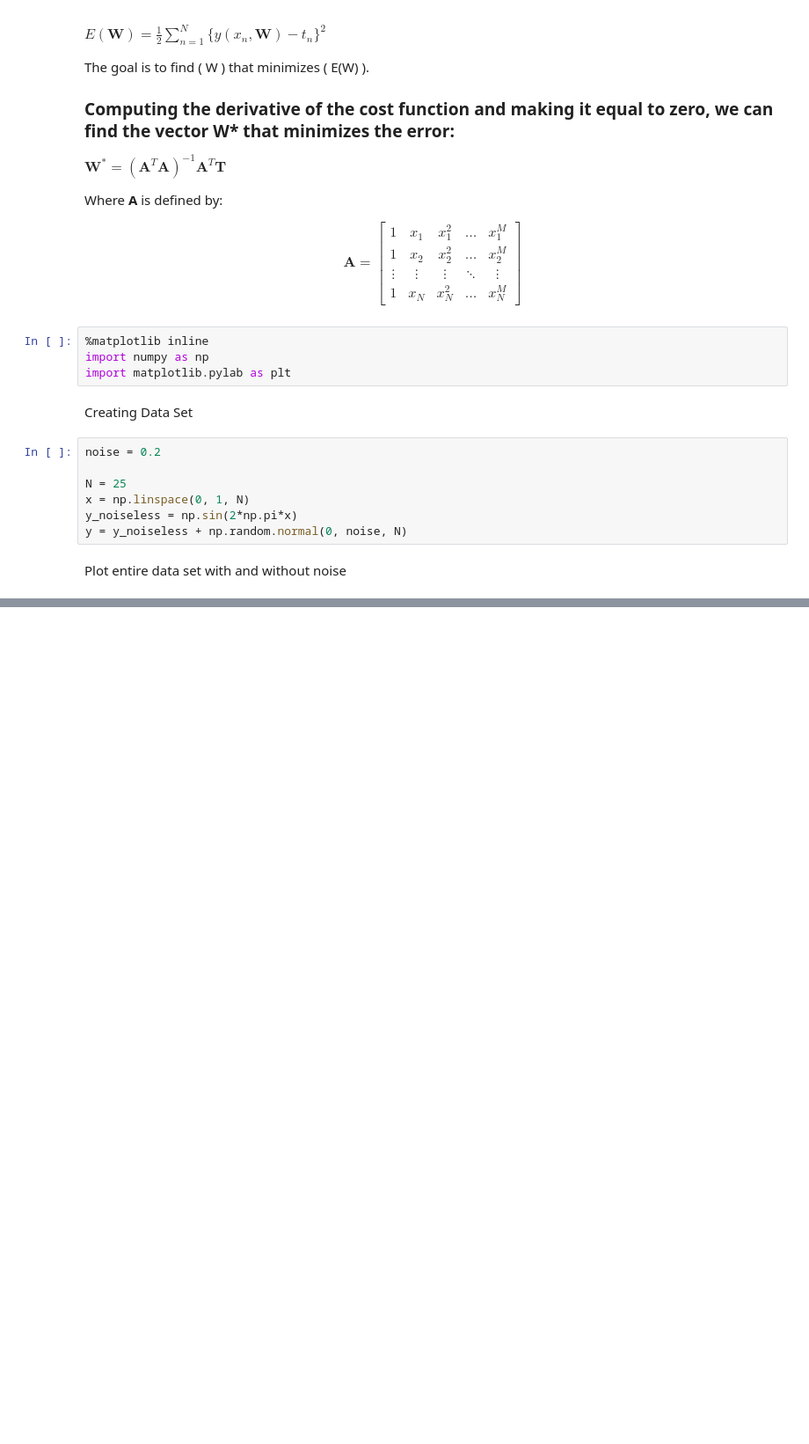
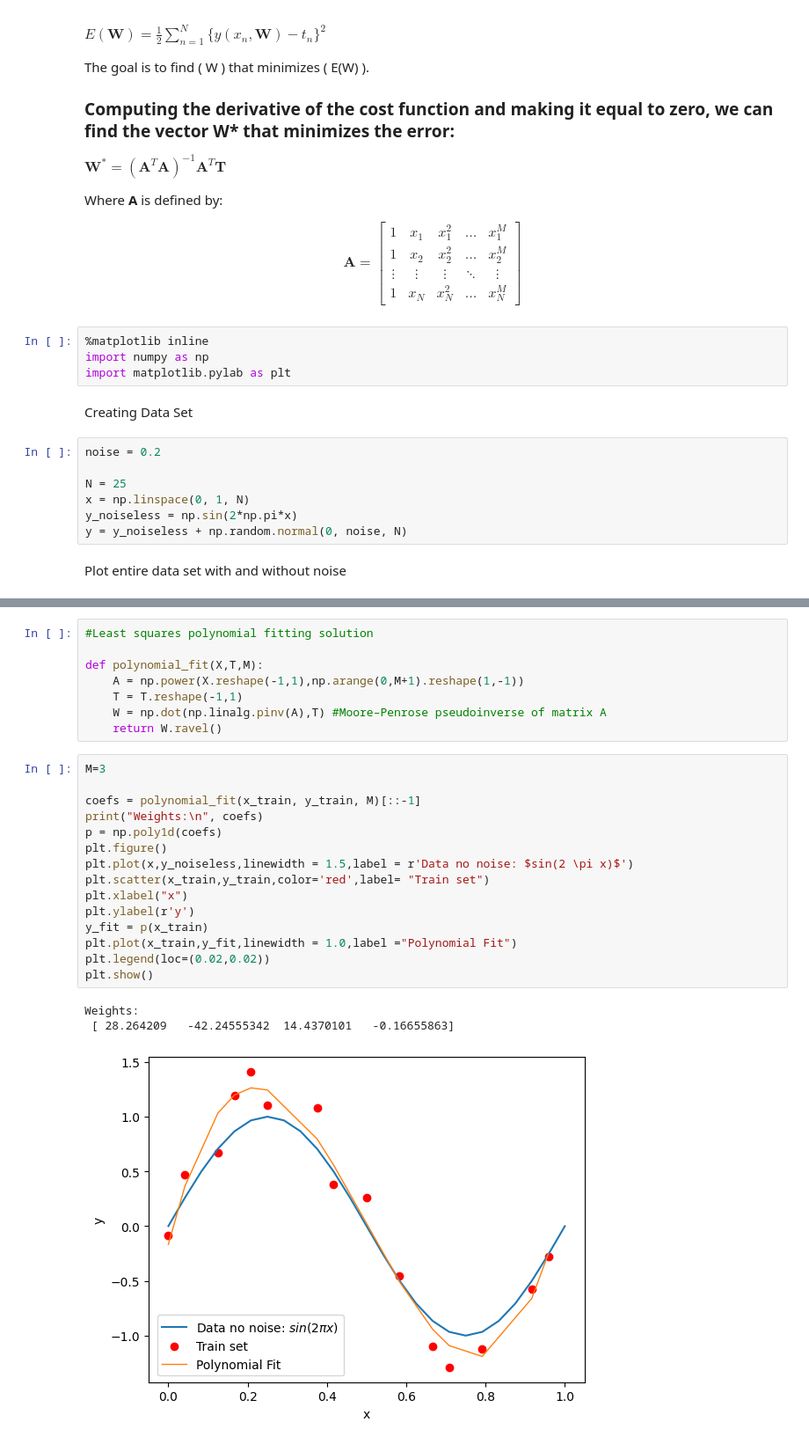
Before and after one commit to ArmanDipu/ml-uofc-self-learn, a Jupyter notebook: notebooks/tackling_overfitting.ipynb, the cells around one changed output, grey strips where cells are left out. Shown at 88% size. Drawn from its saved outputs; the diff is of its cells as text; blank space fills up the shorter version.

Commit message:
defined least squares polynomial fitting solution

```diff
--- a/notebooks/tackling_overfitting.ipynb
+++ b/notebooks/tackling_overfitting.ipynb
@@ -104,0 +147,27 @@ plt.show()
+# %%
+#Least squares polynomial fitting solution
+
+def polynomial_fit(X,T,M):
+    A = np.power(X.reshape(-1,1),np.arange(0,M+1).reshape(1,-1))
+    T = T.reshape(-1,1)
+    W = np.dot(np.linalg.pinv(A),T) #Moore–Penrose pseudoinverse of matrix A
+    return W.ravel()
+# %%
+M=3
+
+coefs = polynomial_fit(x_train, y_train, M)[::-1]
+print("Weights:\n", coefs)
+p = np.poly1d(coefs)
+plt.figure()
+plt.plot(x,y_noiseless,linewidth = 1.5,label = r'Data no noise: $sin(2 \pi x)$')
+plt.scatter(x_train,y_train,color='red',label= "Train set")
+plt.xlabel("x")
+plt.ylabel(r'y')
+y_fit = p(x_train)
+plt.plot(x_train,y_fit,linewidth = 1.0,label ="Polynomial Fit")
+plt.legend(loc=(0.02,0.02))
+plt.show()
+# %% [output]
+Weights:
+ [ 28.264209   -42.24555342  14.4370101   -0.16655863]
+[figure, added]
```
Also changed, not shown: parts of 4 cells of this notebook.
